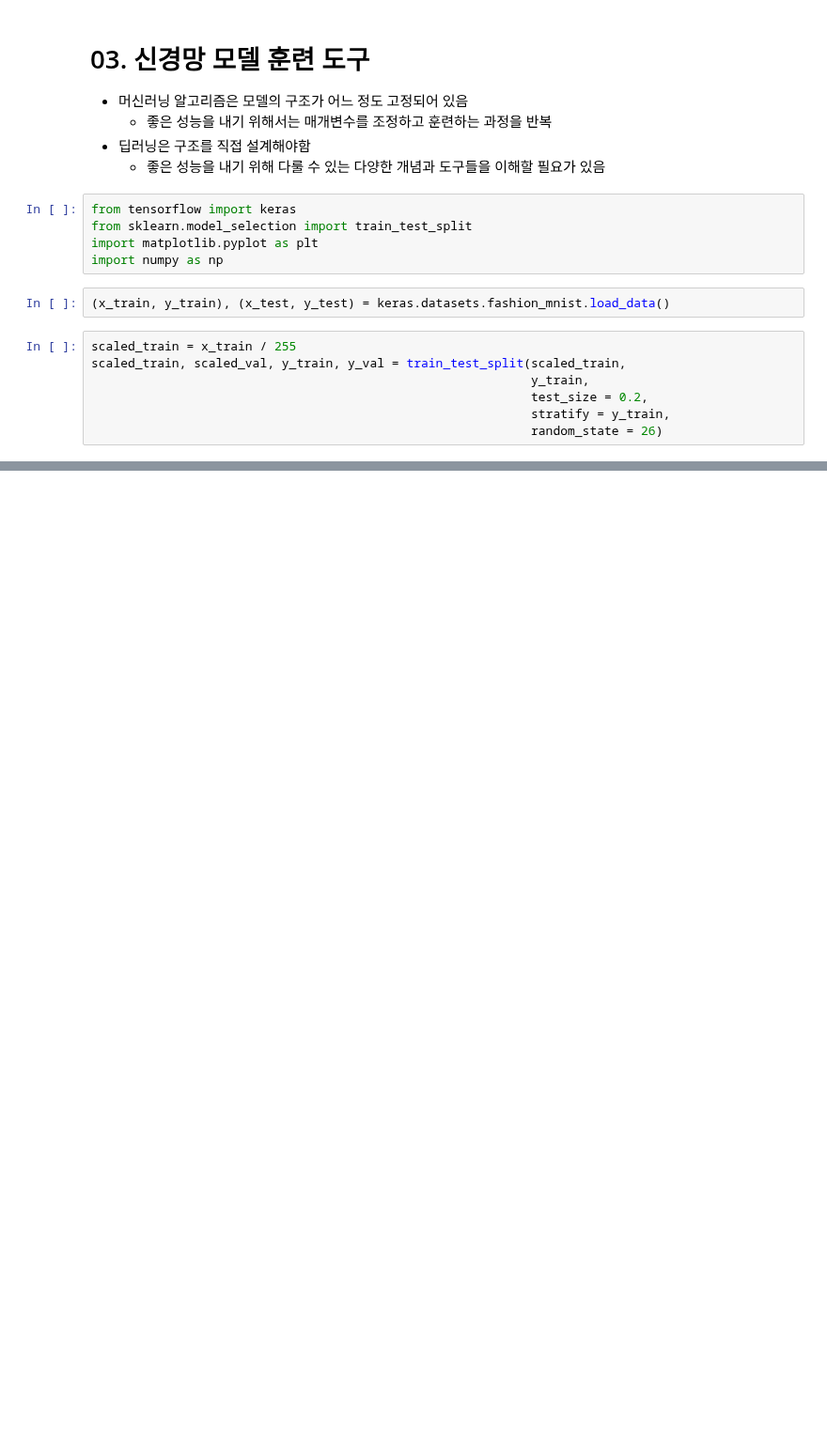
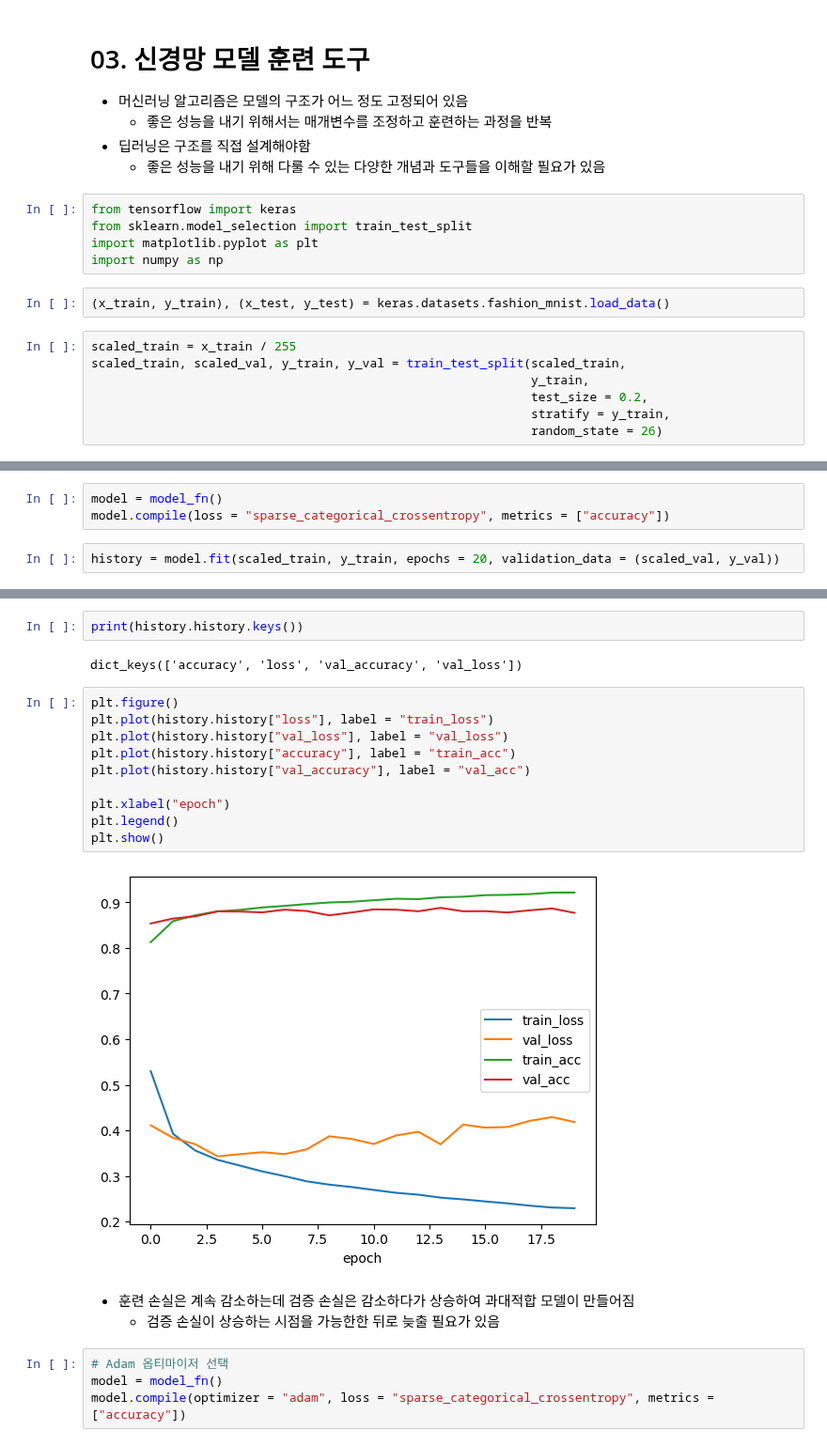
Before and after one commit to byahram/python, a Jupyter notebook: KoreaIT/03_Deep_Learning/03_신경망_모델_훈련_도구.ipynb, the cells around one changed output, grey strips where cells are left out. Shown at 94% size. Cells and saved outputs as stored; diff of their text form; blank space fills up the shorter version.

```diff
--- a/KoreaIT/03_Deep_Learning/03_신경망_모델_훈련_도구.ipynb
+++ b/KoreaIT/03_Deep_Learning/03_신경망_모델_훈련_도구.ipynb
@@ -21,0 +140,5 @@ scaled_train, scaled_val, y_train, y_val = train_test_split(scaled_train,
+# %%
+model = model_fn()
+model.compile(loss = "sparse_categorical_crossentropy", metrics = ["accuracy"])
+# %%
+history = model.fit(scaled_train, y_train, epochs = 20, validation_data = (scaled_val, y_val))
@@ -21,0 +163,23 @@ scaled_train, scaled_val, y_train, y_val = train_test_split(scaled_train,
+# %%
+print(history.history.keys())
+# %% [output]
+dict_keys(['accuracy', 'loss', 'val_accuracy', 'val_loss'])
+# %%
+plt.figure()
+plt.plot(history.history["loss"], label = "train_loss")
+plt.plot(history.history["val_loss"], label = "val_loss")
+plt.plot(history.history["accuracy"], label = "train_acc")
+plt.plot(history.history["val_accuracy"], label = "val_acc")
+
+plt.xlabel("epoch")
+plt.legend()
+plt.show()
+# %% [output]
+[figure, added]
+# %% [markdown]
+- 훈련 손실은 계속 감소하는데 검증 손실은 감소하다가 상승하여 과대적합 모델이 만들어짐
+    - 검증 손실이 상승하는 시점을 가능한한 뒤로 늦출 필요가 있음
+# %%
+# Adam 옵티마이저 선택
+model = model_fn()
+model.compile(optimizer = "adam", loss = "sparse_categorical_crossentropy", metrics = ["accuracy"])
```
Also changed, not shown: parts of 48 cells of this notebook, 3 other files.
